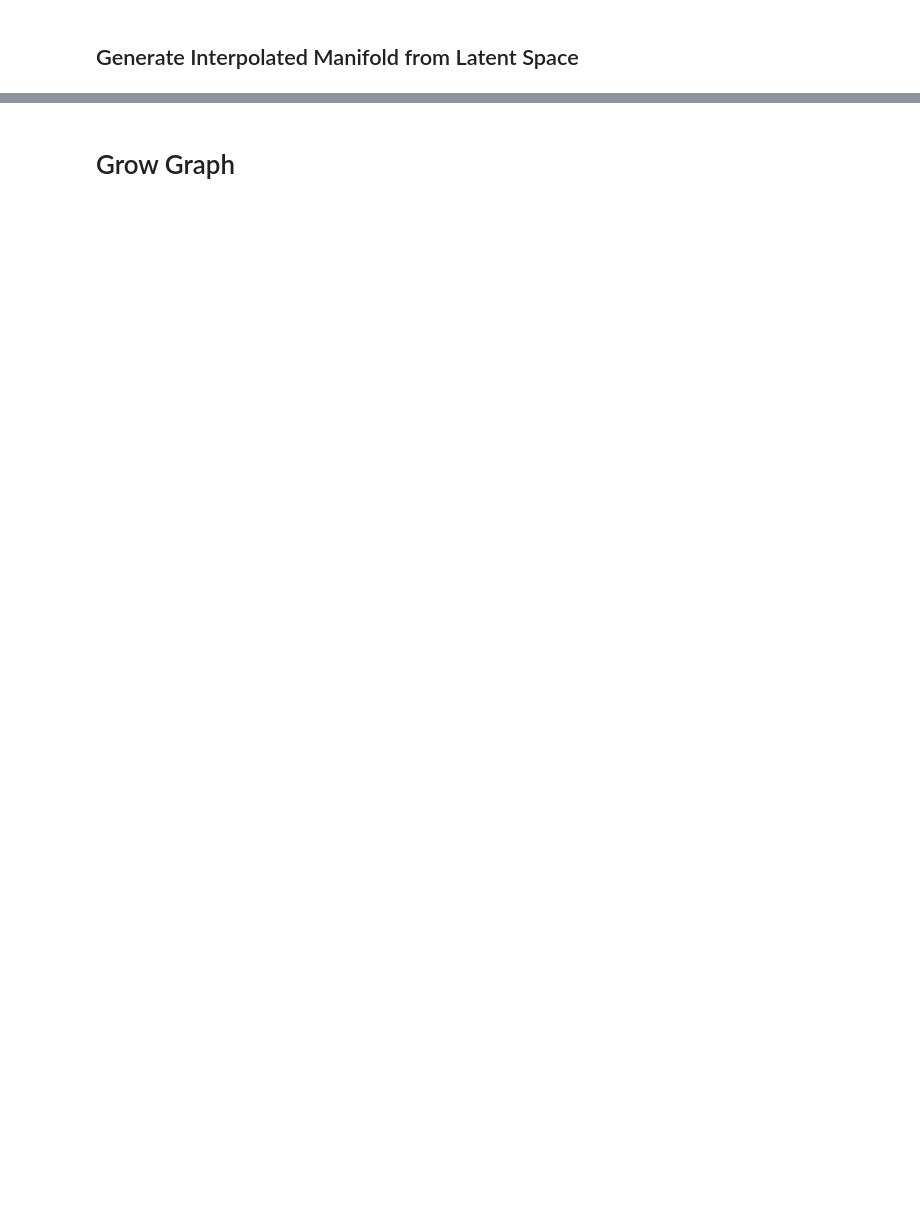
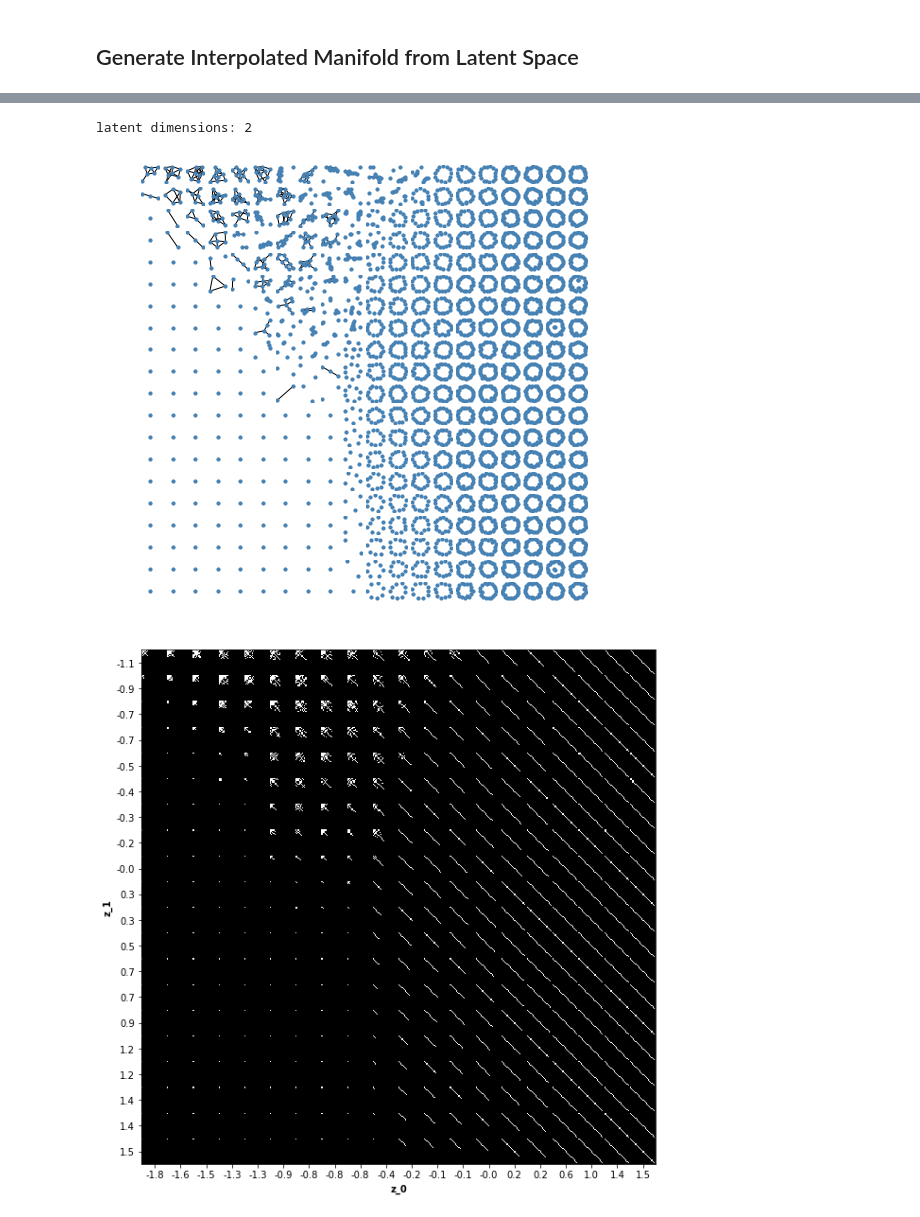
Before and after one commit to niklasstoehr/thesis, a Jupyter notebook: prototype_optimize_param.ipynb, the cells around one changed output, grey strips where cells are left out. Cells and saved outputs as stored; diff of their text form; code cells hidden in the pictures; blank space fills up the shorter version.

```diff
--- a/prototype_optimize_param.ipynb
+++ b/prototype_optimize_param.ipynb
@@ -829,38 +812,0 @@ latent dimensions: 2
-# %% [markdown]
-# Grow Graph
-# %%
-from support.preprocessing import reconstruct_adjacency, unpad_matrix
-import networkx as nx
-import numpy as np
-from matplotlib import pylab as plt
-import os
-
-
-## apply decoder and generate data
-
-def grow_single(analyzeArgs, modelArgs, dataArgs, models, color_map):
-
-    encoder, decoder = models  # trained models
-    print("latent dimensions:", modelArgs["latent_dim"])
-
-    z_sample = np.zeros(modelArgs["latent_dim"])
-    z_sample = np.reshape(z_sample, (1, modelArgs["latent_dim"]))
-
-    for i, dim in enumerate(analyzeArgs["z"]):
-        z_sample[0][dim] = analyzeArgs["activations"][i]
-
-    x_decoded = decoder.predict(z_sample)
-
-    ## reconstruct upper triangular adjacency matrix
-    reconstructed_a = reconstruct_adjacency(x_decoded, dataArgs["clip"], dataArgs["diag_offset"])
-    reconstructed_a = unpad_matrix(reconstructed_a, dataArgs["diag_value"], dataArgs["fix_n"])
-
-    ## reconstruct graph
-    g = nx.from_numpy_matrix(reconstructed_a)
-    # reconstructed_a = nx.adjacency_matrix(g).todense()
-
-    nx.draw(g, node_color=color_map)
-
-
-analyzeArgs = {"activations": [0,0], "z": [0,1], "grow_n": 40}
-grow_single(analyzeArgs, modelArgs, dataArgs, models, color_map)
@@ -866,0 +1105,10 @@ grow_single(analyzeArgs, modelArgs, dataArgs, models, color_map)
+# %%
+## range, normal, z
+analyzeArgs = {"z": [0,1], "sample": "normal", "act_range": [-4, 4], "act_scale": 1, "size_of_manifold": 20, "save_plots": False}
+generate_param_graph_manifold(analyzeArgs, modelArgs, dataArgs, models, data, color_map, trainArgs["batch_size"], scaler)
+
+## "cluster_coef", "assort", "avg_degree"
+# %% [output]
+latent dimensions: 2
+[figure, added]
+[figure, added]
```
Also changed, not shown: parts of 15 cells of this notebook, 5 other files.
